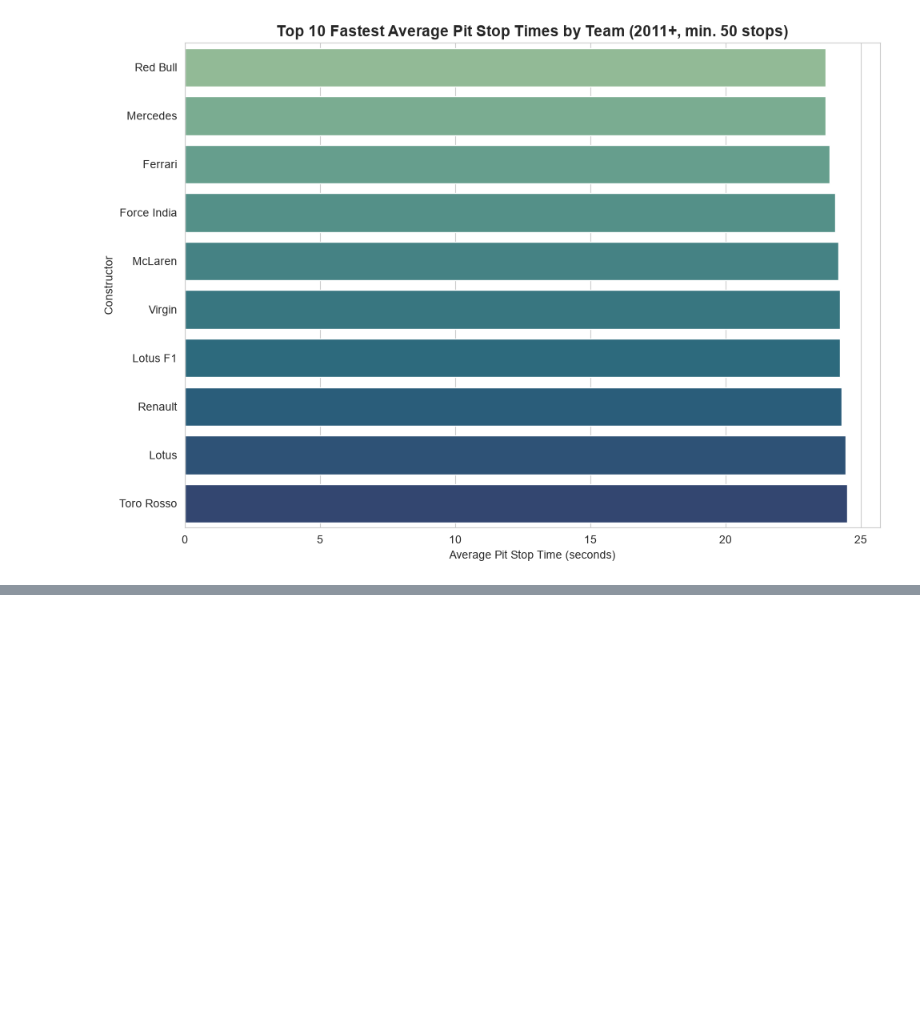
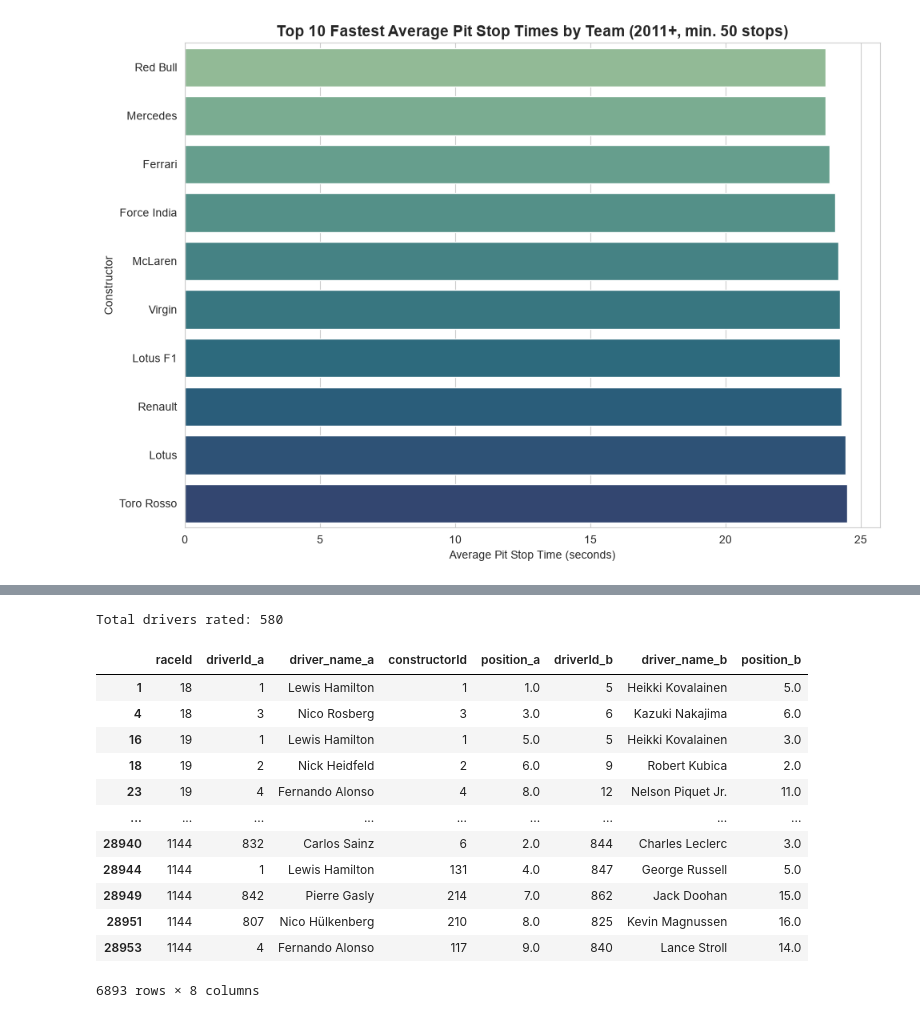
Before and after one commit to Mohitbadetiya/f1-analytics-dashboard, a Jupyter notebook: notebooks/01_data_exploration.ipynb, the cells around one changed output, grey strips where cells are left out. Drawn from its saved outputs; the diff is of its cells as text; code cells hidden in the pictures; blank space fills up the shorter version.

Commit message:
Day 6: teammate head-to-head comparisons, custom Elo driver-rating system

```diff
--- a/notebooks/01_data_exploration.ipynb
+++ b/notebooks/01_data_exploration.ipynb
@@ -384,3 +384,11 @@ plt.tight_layout()
 plt.show()
 # %% [output]
 [figure]
+# %%
+race_results = master[master['classified'] == True][['raceId', 'driverId', 'driver_name', 'constructorId', 'position']].copy()
+
+teammate_pairs = race_results.merge(race_results, on=['raceId', 'constructorId'], suffixes=('_a', '_b'))
+teammate_pairs = teammate_pairs[teammate_pairs['driverId_a'] < teammate_pairs['driverId_b']]
+
+print(teammate_pairs.shape)
+teammate_pairs[['raceId', 'driver_name_a', 'position_a', 'driver_name_b', 'position_b']].head()
@@ -386,0 +412,23 @@ plt.show()
+# %%
+for idx, row in teammate_pairs_sorted.iterrows():
+    a, b = row['driverId_a'], row['driverId_b']
+    elo_a, elo_b = get_elo(a), get_elo(b)
+
+    if row['position_a'] < row['position_b']:
+        score_a = 1
+    elif row['position_a'] > row['position_b']:
+        score_a = 0
+    else:
+        score_a = 0.5
+
+    expected_a = 1 / (1 + 10 ** ((elo_b - elo_a) / 400))
+
+    new_elo_a = elo_a + K * (score_a - expected_a)
+    new_elo_b = elo_b + K * ((1 - score_a) - (1 - expected_a))
+
+    elo_ratings[a] = new_elo_a
+    elo_ratings[b] = new_elo_b
+
+print(f"Total drivers rated: {len(elo_ratings)}")
+# %% [output]
+Total drivers rated: 580
@@ -386,0 +442,16 @@ plt.show()
+# %%
+teammate_pairs
+# %% [output]
+|  | raceId | driverId_a | driver_name_a | constructorId | position_a | driverId_b | driver_name_b | position_b |
+| 1 | 18 | 1 | Lewis Hamilton | 1 | 1.0 | 5 | Heikki Kovalainen | 5.0 |
+| 4 | 18 | 3 | Nico Rosberg | 3 | 3.0 | 6 | Kazuki Nakajima | 6.0 |
+| 16 | 19 | 1 | Lewis Hamilton | 1 | 5.0 | 5 | Heikki Kovalainen | 3.0 |
+| 18 | 19 | 2 | Nick Heidfeld | 2 | 6.0 | 9 | Robert Kubica | 2.0 |
+| 23 | 19 | 4 | Fernando Alonso | 4 | 8.0 | 12 | Nelson Piquet Jr. | 11.0 |
+| ... | ... | ... | ... | ... | ... | ... | ... | ... |
+| 28940 | 1144 | 832 | Carlos Sainz | 6 | 2.0 | 844 | Charles Leclerc | 3.0 |
+| 28944 | 1144 | 1 | Lewis Hamilton | 131 | 4.0 | 847 | George Russell | 5.0 |
+| 28949 | 1144 | 842 | Pierre Gasly | 214 | 7.0 | 862 | Jack Doohan | 15.0 |
+| 28951 | 1144 | 807 | Nico Hülkenberg | 210 | 8.0 | 825 | Kevin Magnussen | 16.0 |
+| 28953 | 1144 | 4 | Fernando Alonso | 117 | 9.0 | 840 | Lance Stroll | 14.0 |
+6893 rows × 8 columns
```
Also changed, not shown: parts of 6 cells of this notebook, 1 other file.
